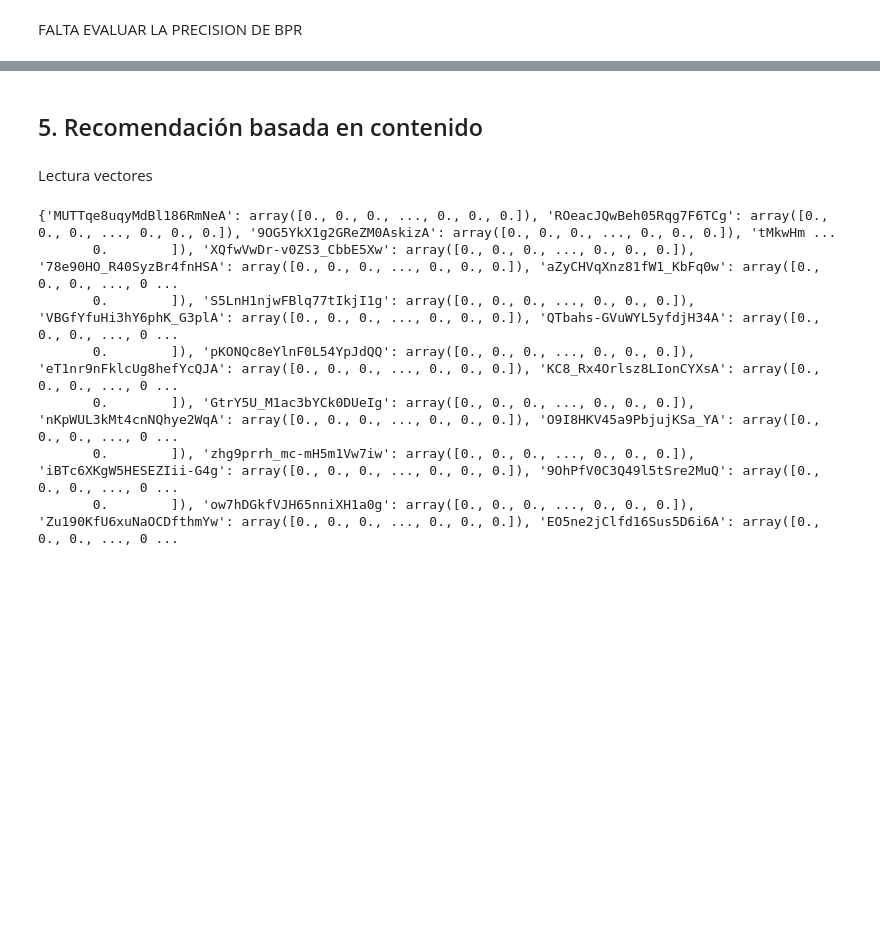
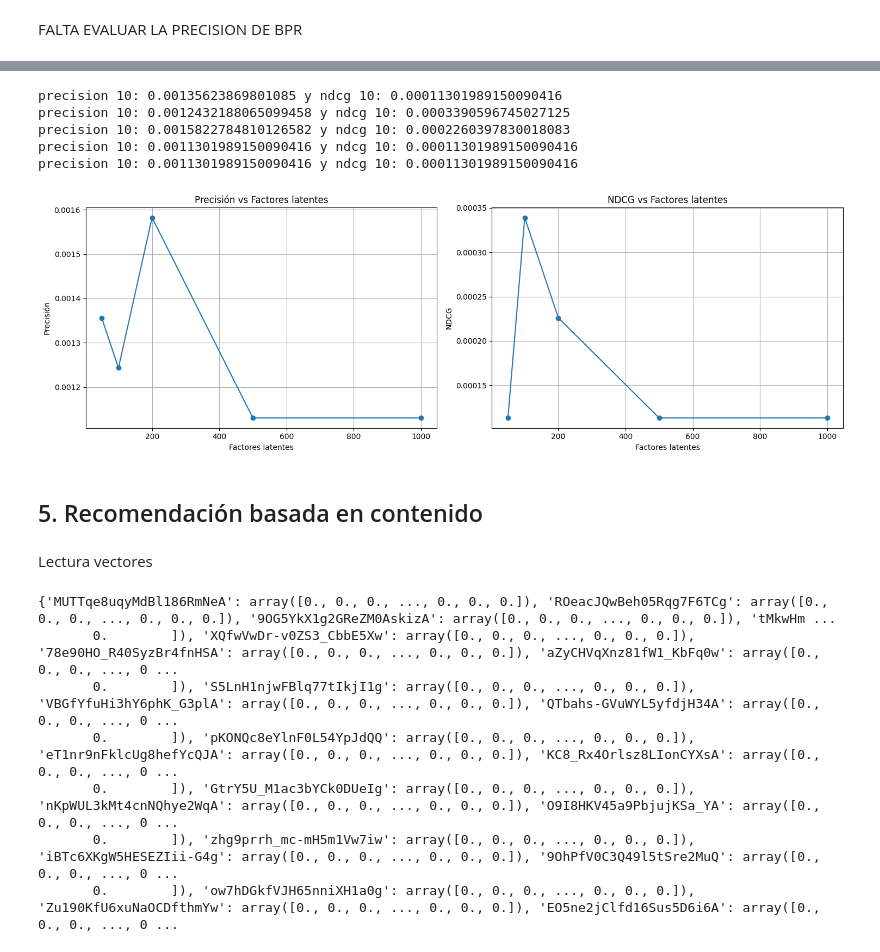
Before and after one commit to elpelaoloco/T1, a Jupyter notebook: sist_original.ipynb, the cells around one changed output, grey strips where cells are left out. Drawn from its saved outputs; the diff is of its cells as text; code cells hidden in the pictures; blank space fills up the shorter version.

```diff
--- a/sist_original.ipynb
+++ b/sist_original.ipynb
@@ -555,0 +598,3 @@ for factor_latente in factores_latentes:
+# %%
+predicciones_user = model_bpr.predict(user_ids = 3, item_ids= data_val["item_id"].to_list())
+print(predicciones_user)
@@ -560,3 +610,4 @@ predicciones = model_bpr.predict(user_ids = data_val["user_id"].to_list(), item_
 # %%
 indices_orden = np.argsort(-predicciones)
-indices_orden = indices_orden[:30]
+indices_orden = indices_orden[:10]
+print(indices_orden)
@@ -579,0 +620,2 @@ IndexError: too many indices for array: array is 1-dimensional, but 2 were index
+# %%
+data_val.reset_index(drop=True, inplace=True)
@@ -580,3 +637,75 @@ IndexError: too many indices for array: array is 1-dimensional, but 2 were index
+# %%
+dict_index =data_val["item_id"].to_dict()
+## Creo un traductor que me  segun un indice me da el id  de item,
+def traductor_id(dict_index,indices):
+    lista_id = []
+    for i in indices:
+        item_id = dict_index[i]
+        lista_id.append(item_id)
+    return lista_id
+# %%
+resultados_precision_bpr = []
+resultados_ndcg_bpr = []
+k = 10
+factores_latentes_bpr = [50, 100, 200, 500, 1000]
+for factor_latente in factores_latentes_bpr:
+    #Seleccion de modelo segun factor latente
+    precision_por_usuario_bpr = []
+    ndcg_por_usuario_bpr = []
+    selected_model = models_bpr[factor_latente]
+    ##### IMPORTANTISIMO, DATASET DATA_VAL HAY APARECE UNA VEZ CADA USUARIO, por eso se revisa por filas
+    for index, row in data_val.iterrows():
+        ##OBtengo el id de usuario
+        usuario =int([row["user_id"]][0])
+
+        my_list = [usuario for _ in range(8848)]## Creo un vector lleno del mismo ID, para obtener predicciones con todos los items
+        predicciones_user = selected_model.predict(user_ids = my_list, item_ids= data_val["item_id"].to_list())
+        k = 10
+        item_relevante = row["item_id"]
+        if k>len([item_relevante]): ### Comprueb si hay almenos 10 para tabajar
+            k = len([item_relevante])
+
+        usuario =int([row["user_id"]][0])
+        indices_orden = np.argsort(-predicciones_user) # Se ordenan indices para seleccionar predicciones
+        indices_orden = indices_orden[:10]
+        items_recomendados = traductor_id(dict_index,indices_orden) # con el traductor se convierten los indices en items id
+        precision_bpr, ndcg_bpr = calculo_metrica([item_relevante], items_recomendados, k) # se calcula metrica
+        precision_por_usuario_bpr.append(precision_bpr)
+        contador += 1
+        ndcg_por_usuario_bpr.append(ndcg_bpr)
+    avg_precision_bpr = np.mean(precision_por_usuario_bpr)
+    avg_ndcg_bpr = float(np.mean(ndcg_por_usuario_bpr))
+    resultados_precision_bpr.append(avg_precision_bpr)
+    resultados_ndcg_bpr.append(avg_ndcg_bpr)
+    "{:.10f}".format(avg_precision_bpr)
+    "{:.10f}".format(avg_ndcg_bpr)
+    print(f"precision {10}: {avg_precision_bpr} y ndcg {10}: {float(avg_ndcg_bpr)}")
+# %% [output]
+precision 10: 0.00135623869801085 y ndcg 10: 0.00011301989150090416
+precision 10: 0.0012432188065099458 y ndcg 10: 0.0003390596745027125
+precision 10: 0.0015822784810126582 y ndcg 10: 0.0002260397830018083
+precision 10: 0.0011301989150090416 y ndcg 10: 0.00011301989150090416
+precision 10: 0.0011301989150090416 y ndcg 10: 0.00011301989150090416
+# %%
+plt.figure(figsize=(15,5))
+plt.subplot(1,2,1)
+plt.plot(factores_latentes_bpr, resultados_precision_bpr, marker='o')
+plt.title("Precisión vs Factores latentes")
+plt.xlabel("Factores latentes")
+plt.ylabel("Precisión")
+plt.grid(True)
+
+plt.subplot(1,2,2)
+plt.plot(factores_latentes_bpr, resultados_ndcg_bpr, marker='o')
+plt.title("NDCG vs Factores latentes")
+plt.xlabel("Factores latentes")
+plt.ylabel("NDCG")
+plt.grid(True)
+
+plt.tight_layout()
+plt.show()
+# %% [output]
+[figure, added]
 # %% [markdown]
 ## 5. Recomendación basada en contenido
 # %% [markdown]
```
Also changed, not shown: parts of 33 cells of this notebook.
